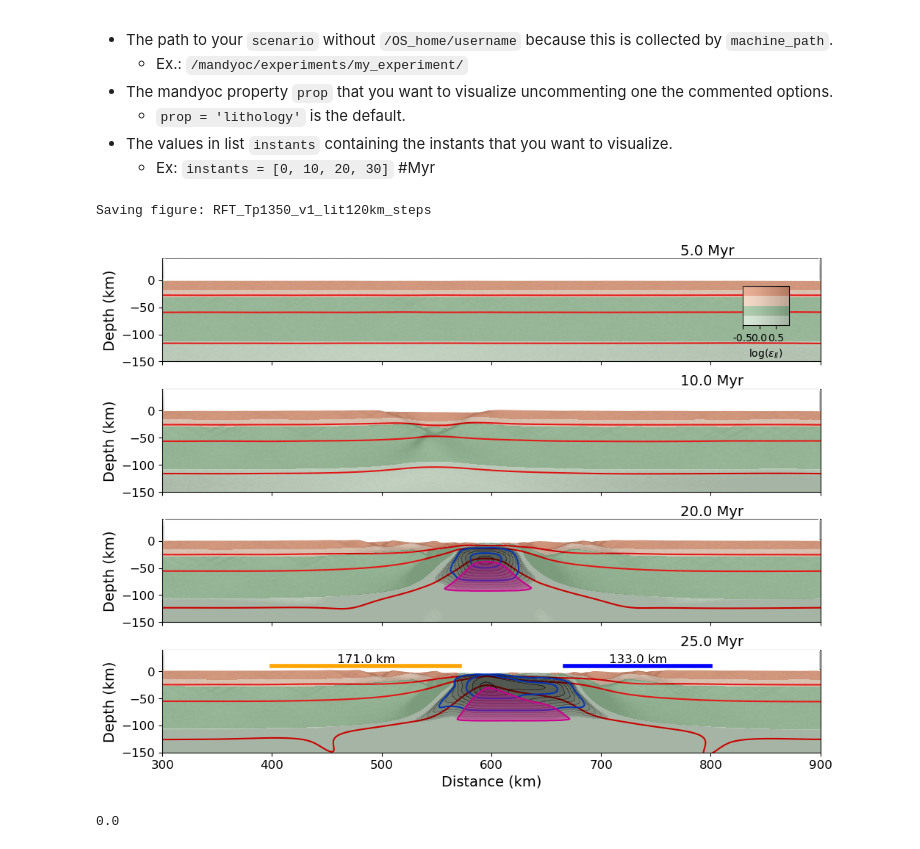
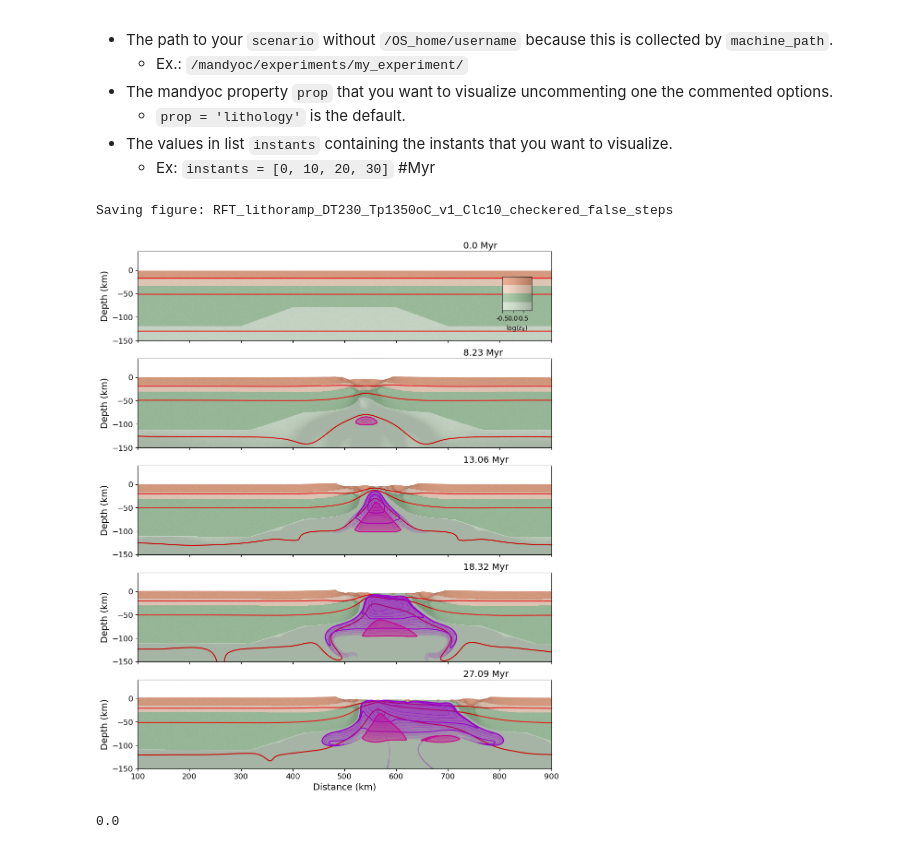
Before and after one commit to jopmas/scripts, a Jupyter notebook: Geometries.ipynb, the cells around one changed output. Saved outputs shown, nothing was run; the diff lists cells and outputs as text; code cells hidden in the pictures.

Commit message:
just plotting with geometries and fix the path to MacOS exernal medias

```diff
--- a/Geometries.ipynb
+++ b/Geometries.ipynb
@@ -37,18 +41,25 @@ local = False
 if(local==True):
     model_path = machine_path
 else:
-    external_media = 'Joao_Macedo1'
-    model_path = f"/media/{machine_path.split('/')[-1]}/{external_media}"
+    external_media = 'Joao_Macedo'
+    # model_path = f"/media/{machine_path.split('/')[-1]}/{external_media}"
+    if(machine_path.split('/')[-2] == 'home'):
+        model_path = f"/media/{machine_path.split('/')[-1]}/{external_media}"
+    elif(machine_path.split('/')[-2] == 'Users'):
+        model_path = f"/Volumes/{external_media}"
 
 
 # scenario = f"{model_path}/Doutorado/cenarios/mandyoc/rifting/Melting/lit120km/v05/RFT_Tp1350_v05_lit120km"
 # scenario = f"{model_path}/Doutorado/cenarios/mandyoc/rifting/Melting/lit120km/v05/RFT_Tp1400_v05_lit120km"
 
-scenario = f"{model_path}/Doutorado/cenarios/mandyoc/rifting/Melting/lit120km/v1/RFT_Tp1350_v1_lit120km"
+# scenario = f"{model_path}/Doutorado/cenarios/mandyoc/rifting/Melting/lit120km/v1/RFT_Tp1350_v1_lit120km"
 # scenario = f"{model_path}/Doutorado/cenarios/mandyoc/rifting/Melting/lit120km/v1/RFT_Tp1400_v1_lit120km"
 
 # scenario = f"{model_path}/Doutorado/cenarios/mandyoc/rifting/Melting/lit120km/v2/RFT_Tp1350_v2_lit120km"
 # scenario = f"{model_path}/Doutorado/cenarios/mandyoc/rifting/Melting/lit120km/v2/RFT_Tp1400_v2_lit120km"
+
+# scenario = f'{model_path}/Doutorado/cenarios/mandyoc/rifting/Melting/lithoramp/DT230_Tp1350oC/v1/RFT_lithoramp_DT230_Tp1350oC_v1_Clc1_checkered_false'
+scenario = f'{model_path}/Doutorado/cenarios/mandyoc/rifting/Melting/lithoramp/DT230_Tp1350oC/v1/RFT_lithoramp_DT230_Tp1350oC_v1_Clc10_checkered_false'
 
 
 plot_isotherms = True
@@ -77,11 +88,11 @@ properties = [#Properties from mandyoc. Comment/uncomment to select which ones y
              'lithology',
 #              'pressure',
             #  'strain',
-             'strain_rate',
+            #  'strain_rate',
             #  'temperature',
-             'temperature_anomaly',
-             'surface',
-             'viscosity'
+            #  'temperature_anomaly',
+            #  'surface',
+            #  'viscosity'
              ]
 
 # Read ascii outputs and save them as xarray.Datasets
@@ -159,10 +170,12 @@ prop = 'lithology'
 ##############################################################################################################
 #Set instants
 if(prop != 'surface'):
-    instants = [5, 10, 20, 25] #Myr
+    # instants = [5, 10, 20, 25] #Myr
     # instants = [5, 10, 15, 30] #Myr
+    instants = [0, 8.23, 13.06, 18.32, 27]
 else:
-    instants = [10, 20, 30, 40] #Myr
+    # instants = [10, 20, 30, 40] #Myr
+    instants = [8, 13, 18, 32]
 
 ##############################################################################################################
 #Creating figure and subplots
@@ -170,7 +183,8 @@ plt.close()
 # gridspec_kw={'height_ratios':[0.3,0.5]}
 
 if(len(instants) > 1):
-    fig_height = (3.0/2.0)*(len(instants) + 1) #6 minimum
+    # fig_height = (3.0/2.0)*(len(instants) + 1) #6 minimum
+    fig_height = 2*(len(instants) + 1) #6 minimum
 #     fig_height = (2.0)*(len(instants) + 1) #4 is minimum
 
     fig, ax = plt.subplots(len(instants), 1, constrained_layout=True, figsize=(10, fig_height), sharex=False, sharey=True)
@@ -190,7 +204,8 @@ Lcraton = 0
 
 if(prop != 'surface'): # you can customize
     if(zoom_uc):
-        xlims = xlims = [300, 900]
+        # xlims = xlims = [300, 900]
+        xlims = xlims = [100, 900]
         ylims = [-150, 40]
         # plot steps
         plot_particles = True
@@ -219,7 +234,8 @@ for instant, i in zip(instants, range(len(instants))):
     else:
         plot_colorbar = False
 
-    plot_particles = True
+    # plot_particles = True
+    plot_particles = False
     plot_property(dataset.isel(time=idx), prop, xlims, ylims, scenario,
              fig,
              ax[i],
@@ -240,41 +256,42 @@ for instant, i in zip(instants, range(len(instants))):
             )
 
     if(instant == instants[-1]):
-        calc_margin_width = True
+        # calc_margin_width = True
+        calc_margin_width = False
     else:
         calc_margin_width = False
 
     if(calc_margin_width == True): #Measuring margin width
         xl_begin = 400
         xl_end = 620
 
         xr_begin = 620
         xr_end = 800
 
         marginl_begin, marginl_end, marginl_len, marginr_begin, marginr_end, marginr_len = measure_margins_width(dataset.isel(time=idx), xl_begin, xl_end, xr_begin, xr_end)
 
         ax[i].plot([marginl_begin, marginl_end], [10,10], color='orange', linestyle='-', linewidth=4.0, zorder=52)
         ax[i].text(marginl_begin + marginl_len/2, 12, f'{str(round(marginl_len, 2))} km', fontsize=12, ha='center', va='bottom', zorder=52)
 
         ax[i].plot([marginr_begin, marginr_end], [10, 10], color='blue', linestyle='-', linewidth=4.0, zorder=52)
         ax[i].text(marginr_begin - marginr_len/2, 12, f'{str(round(marginr_len, 2))} km', fontsize=12, ha='center', va='bottom', zorder=52)
 
 label_fsize = 14
 for i in range(len(instants)):
     ax[i].set_ylabel('Depth (km)', fontsize=label_fsize)
 
     if(i == len(instants) - 1):
         ax[i].set_xlabel('Distance (km)', fontsize=label_fsize)
     else:
         ax[i].set_xticklabels([])
 
 figname = f"{scenario.split('/')[-1]}_steps"
 print(f"Saving figure: {figname}")
 fig.savefig(f"{scenario}/_output/{figname}.pdf", dpi=300)
 fig.savefig(f"{scenario}/_output/{figname}.png", dpi=300)
 # %% [output]
-Saving figure: RFT_Tp1350_v1_lit120km_steps
+Saving figure: RFT_lithoramp_DT230_Tp1350oC_v1_Clc10_checkered_false_steps
-[figure, old version]
+[figure, new version]
 # %%
 # %% [output]
 0.0
```
Also changed, not shown: parts of 1 cell of this notebook, 2 other files.
